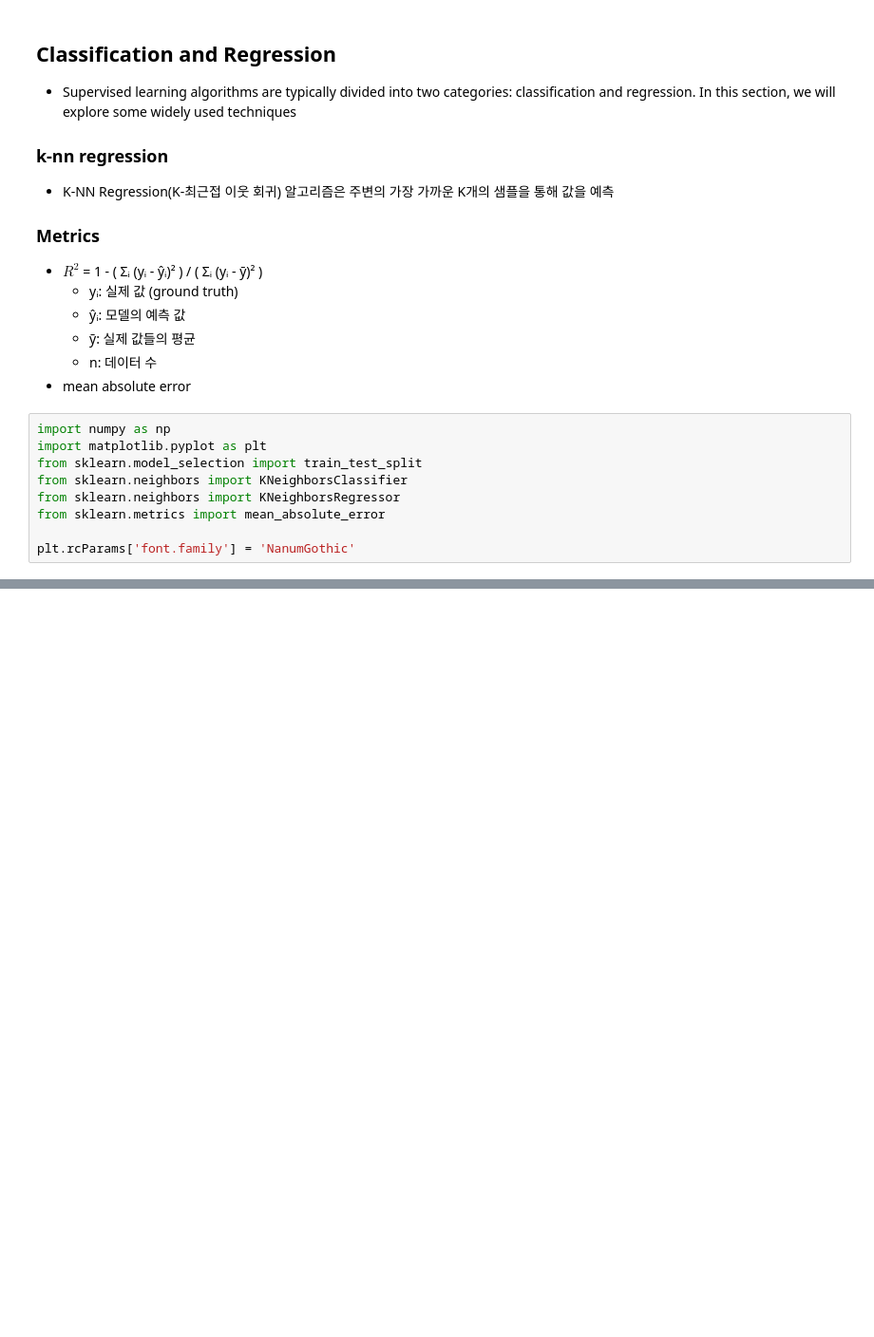
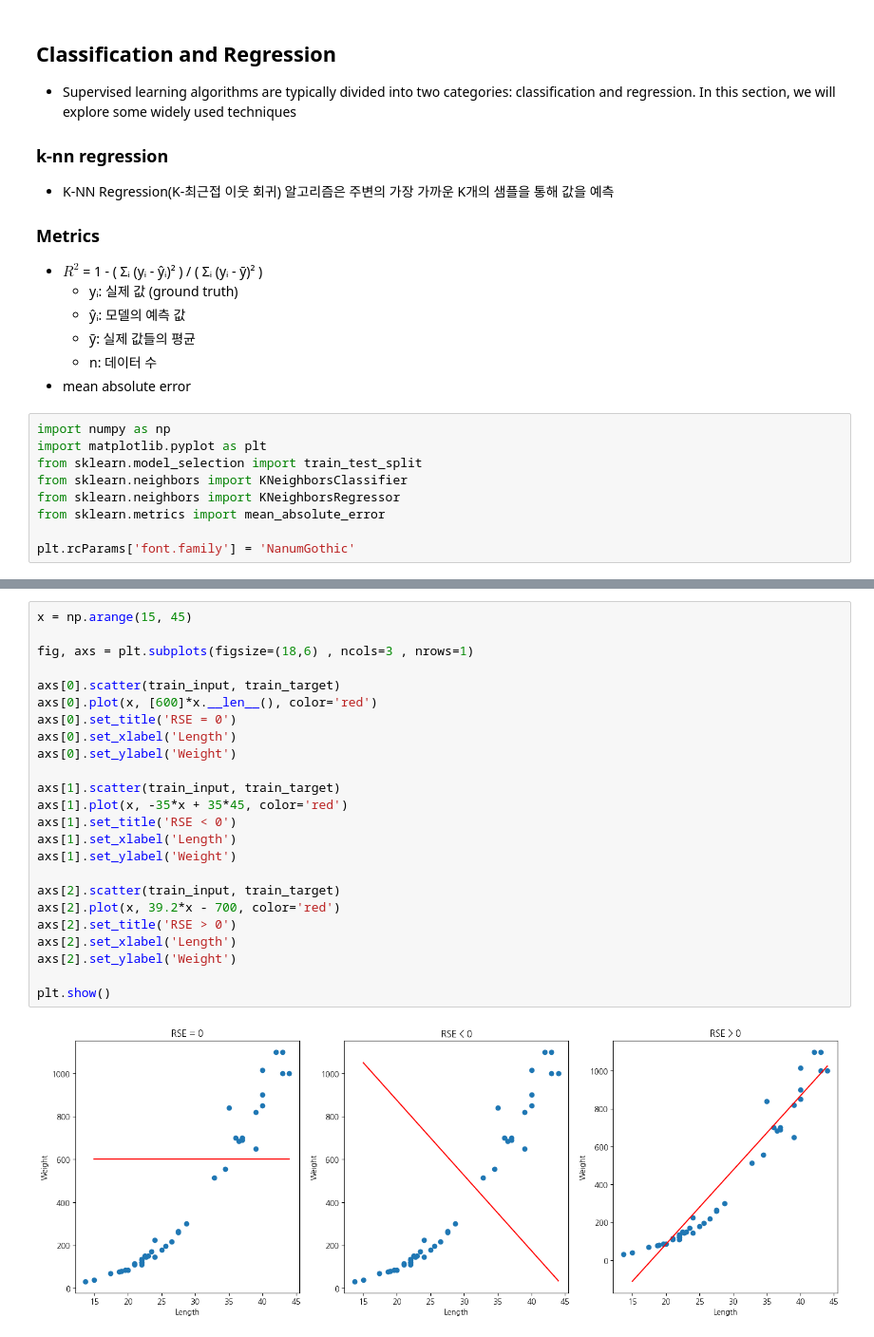
Before and after one commit to i-dongik/pandas-tutorial, a Jupyter notebook: machine-learning(KOR)/regression.ipynb, the cells around one changed output, grey strips where cells are left out. Shown at 95% size. Drawn from its saved outputs; the diff is of its cells as text; blank space fills up the shorter version.

```diff
--- a/machine-learning(KOR)/regression.ipynb
+++ b/machine-learning(KOR)/regression.ipynb
@@ -83,0 +117,26 @@ n_neighbors=10 [R-square error: 0.97, mae: 39.24]
+# %%
+x = np.arange(15, 45)
+
+fig, axs = plt.subplots(figsize=(18,6) , ncols=3 , nrows=1)
+
+axs[0].scatter(train_input, train_target)
+axs[0].plot(x, [600]*x.__len__(), color='red')
+axs[0].set_title('RSE = 0')
+axs[0].set_xlabel('Length')
+axs[0].set_ylabel('Weight')
+
+axs[1].scatter(train_input, train_target)
+axs[1].plot(x, -35*x + 35*45, color='red')
+axs[1].set_title('RSE < 0')
+axs[1].set_xlabel('Length')
+axs[1].set_ylabel('Weight')
+
+axs[2].scatter(train_input, train_target)
+axs[2].plot(x, 39.2*x - 700, color='red')
+axs[2].set_title('RSE > 0')
+axs[2].set_xlabel('Length')
+axs[2].set_ylabel('Weight')
+
+plt.show()
+# %% [output]
+[figure, added]
```
Also changed, not shown: parts of 21 cells of this notebook, 2 other files.
